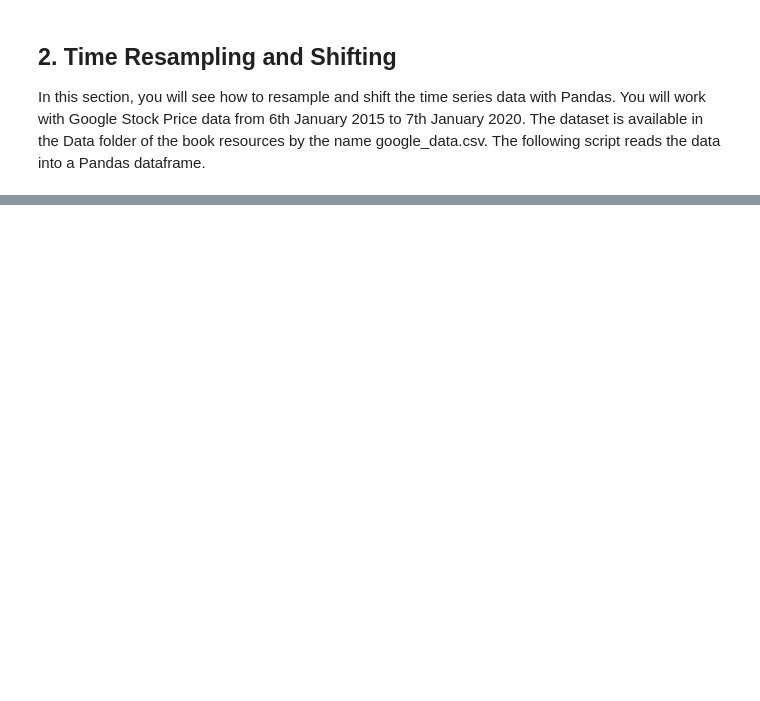
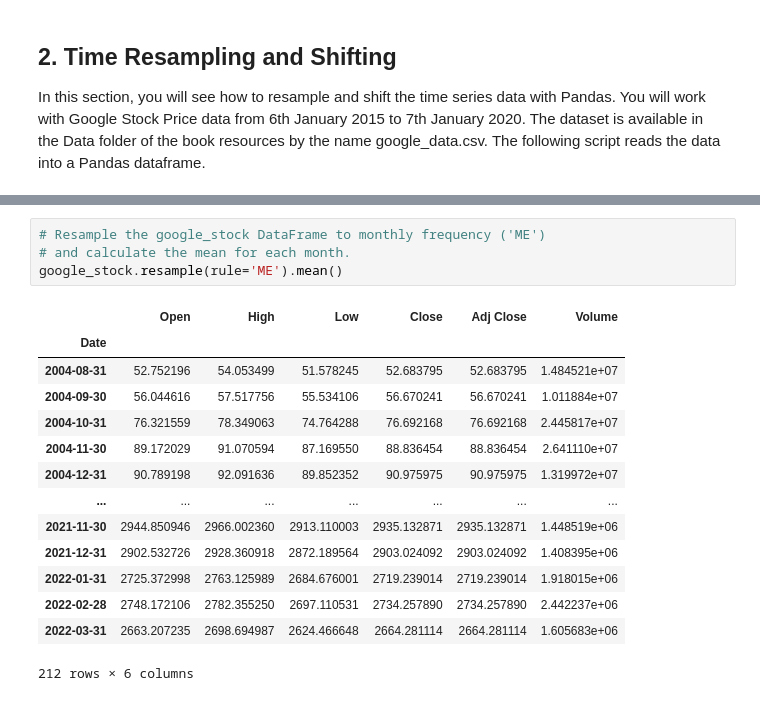
Before and after one commit to adac3210/data-science-bootcamp, a Jupyter notebook: Lecture04/Exercises/Pandas-5-HandlingTime-SeriesData.ipynb, the cells around one changed output, grey strips where cells are left out. Cells and saved outputs as stored; diff of their text form; blank space fills up the shorter version.

```diff
--- a/Lecture04/Exercises/Pandas-5-HandlingTime-SeriesData.ipynb
+++ b/Lecture04/Exercises/Pandas-5-HandlingTime-SeriesData.ipynb
@@ -134,0 +171,19 @@ google_stock.plot.line(y='Open', figsize=(12, 8))
+# %%
+# Resample the google_stock DataFrame to monthly frequency ('ME')
+# and calculate the mean for each month.
+google_stock.resample(rule='ME').mean()
+# %% [output]
+|  | Open | High | Low | Close | Adj Close | Volume |
+| Date |  |  |  |  |  |  |
+| 2004-08-31 | 52.752196 | 54.053499 | 51.578245 | 52.683795 | 52.683795 | 1.484521e+07 |
+| 2004-09-30 | 56.044616 | 57.517756 | 55.534106 | 56.670241 | 56.670241 | 1.011884e+07 |
+| 2004-10-31 | 76.321559 | 78.349063 | 74.764288 | 76.692168 | 76.692168 | 2.445817e+07 |
+| 2004-11-30 | 89.172029 | 91.070594 | 87.169550 | 88.836454 | 88.836454 | 2.641110e+07 |
+| 2004-12-31 | 90.789198 | 92.091636 | 89.852352 | 90.975975 | 90.975975 | 1.319972e+07 |
+| ... | ... | ... | ... | ... | ... | ... |
+| 2021-11-30 | 2944.850946 | 2966.002360 | 2913.110003 | 2935.132871 | 2935.132871 | 1.448519e+06 |
+| 2021-12-31 | 2902.532726 | 2928.360918 | 2872.189564 | 2903.024092 | 2903.024092 | 1.408395e+06 |
+| 2022-01-31 | 2725.372998 | 2763.125989 | 2684.676001 | 2719.239014 | 2719.239014 | 1.918015e+06 |
+| 2022-02-28 | 2748.172106 | 2782.355250 | 2697.110531 | 2734.257890 | 2734.257890 | 2.442237e+06 |
+| 2022-03-31 | 2663.207235 | 2698.694987 | 2624.466648 | 2664.281114 | 2664.281114 | 1.605683e+06 |
+212 rows × 6 columns
```
Also changed, not shown: parts of 18 cells of this notebook.
